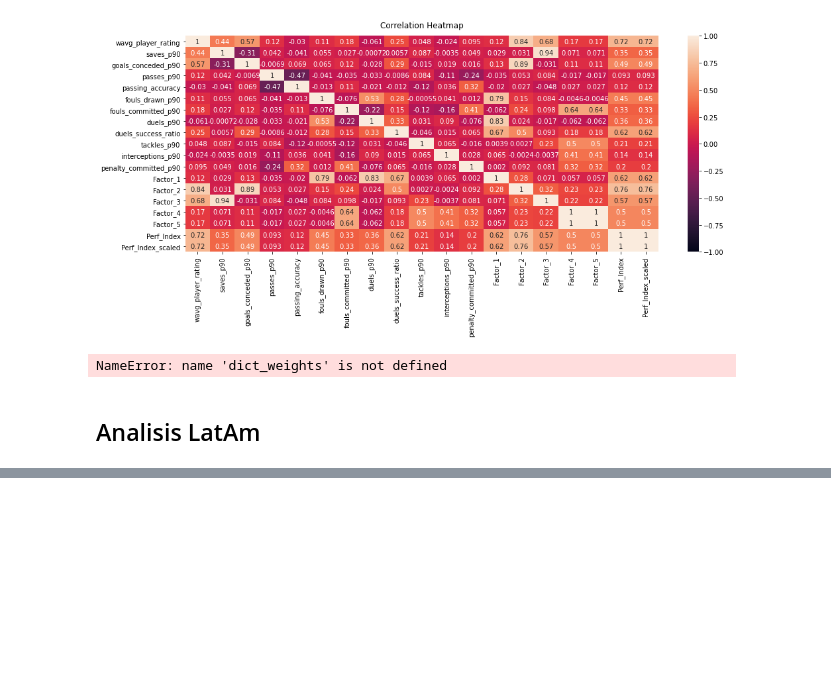
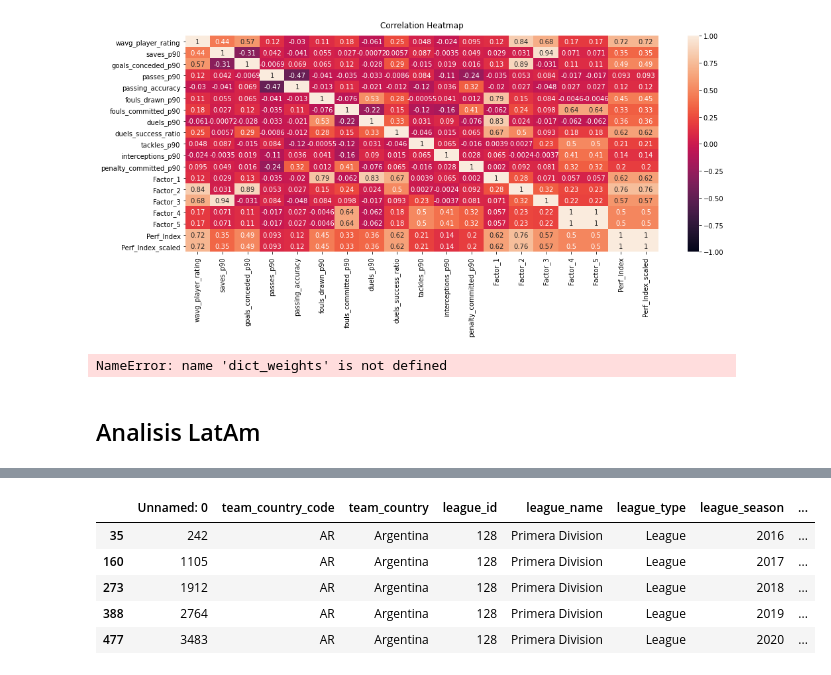
Before and after one commit to fpretto/MiM_Analytics_Tesis, a Jupyter notebook: Tesis/Performance Index.ipynb, the cells around one changed output, grey strips where cells are left out. Drawn from its saved outputs; the diff is of its cells as text; code cells hidden in the pictures; blank space fills up the shorter version.

```diff
--- a/Tesis/Performance Index.ipynb
+++ b/Tesis/Performance Index.ipynb
@@ -1222,0 +1278,11 @@ df.head()
+# %%
+df_player = df_indexes[df_indexes['player_name'] == 'Ignacio Scocco']
+# %%
+df_player
+# %% [output]
+|  | Unnamed: 0 | team_country_code | team_country | league_id | league_name | league_type | league_season | ... |
+| 35 | 242 | AR | Argentina | 128 | Primera Division | League | 2016 | ... |
+| 160 | 1105 | AR | Argentina | 128 | Primera Division | League | 2017 | ... |
+| 273 | 1912 | AR | Argentina | 128 | Primera Division | League | 2018 | ... |
+| 388 | 2764 | AR | Argentina | 128 | Primera Division | League | 2019 | ... |
+| 477 | 3483 | AR | Argentina | 128 | Primera Division | League | 2020 | ... |
```
Also changed, not shown: parts of 20 cells of this notebook, 30 other files.
